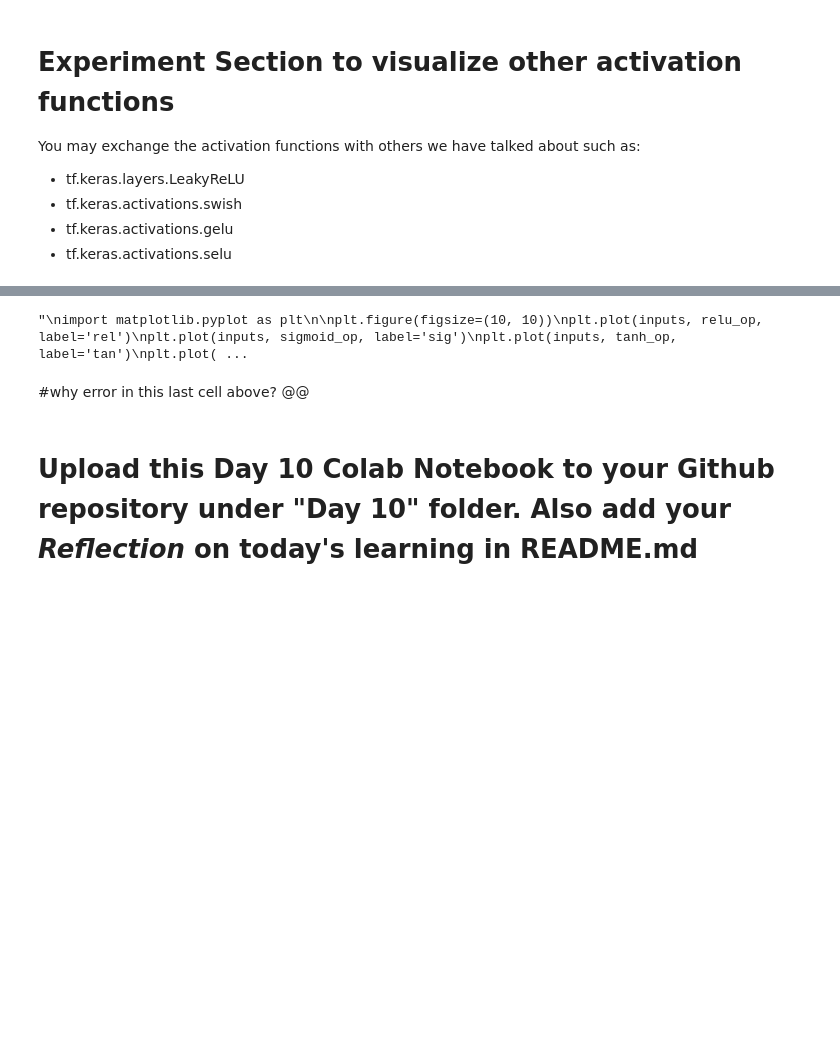
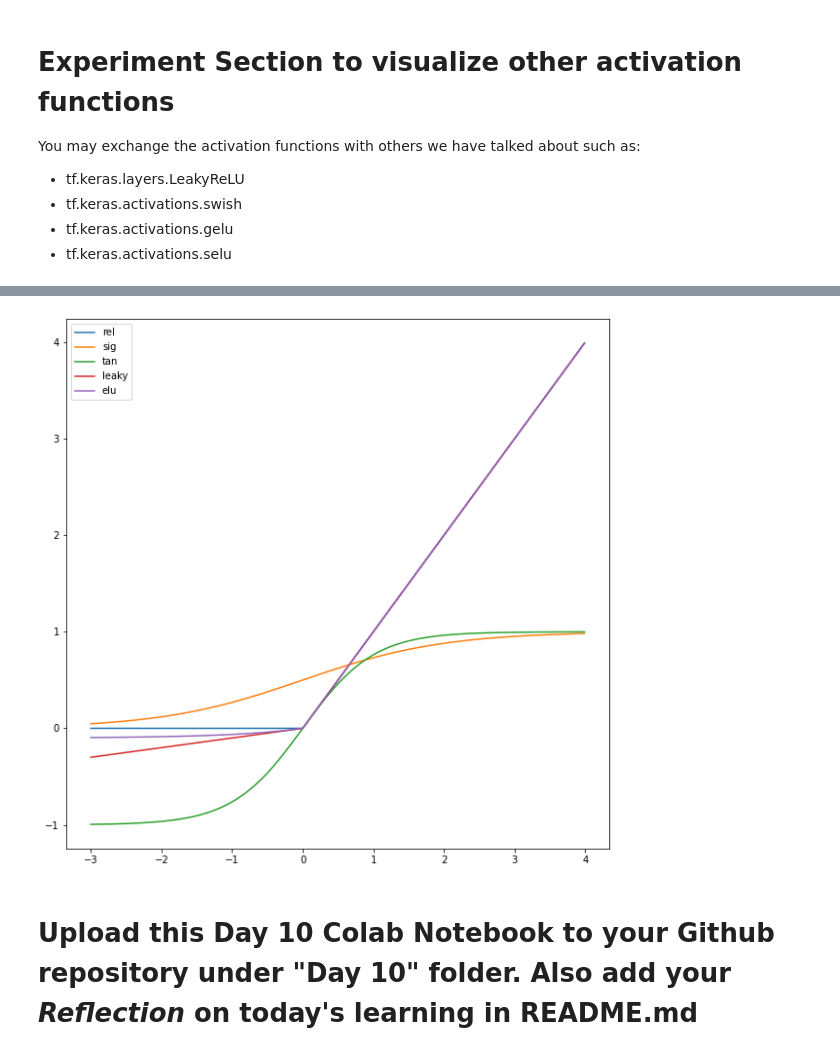
Before and after one commit to TheClassicTechno/FutureMakers2022, a Jupyter notebook: day10/Julia_Huang_of_Day_10_Introduction_to_Activation_Function_SV.ipynb, the cells around one changed output, grey strips where cells are left out. Drawn from its saved outputs; the diff is of its cells as text; code cells hidden in the pictures; blank space fills up the shorter version.

```diff
--- a/day10/Julia_Huang_of_Day_10_Introduction_to_Activation_Function_SV.ipynb
+++ b/day10/Julia_Huang_of_Day_10_Introduction_to_Activation_Function_SV.ipynb
@@ -652,31 +656,31 @@ visualize_activation(model,activations,activation_model)
 # %%
 # TO BE REMOVED IN STUDENT'S COPY
-'''
+import numpy as np
 inputs = np.arange(-3,4,0.01)
 
-relu_op = []
-for i in inputs:
-    relu_op.append(relu(i))
+#relu_op = []
+relu_op=relu(inputs) #list of elements, not a list of lists
+#for i in inputs:
+#relu_op.append(relu(inputs))
 print(relu_op)
 
-sigmoid_op = []
-for i in inputs:
-    sigmoid_op.append(sigmoid(i))
+sigmoid_op = sigmoid(inputs)
+#for i in inputs:
+#sigmoid_op.append(sigmoid(inputs))
 print(sigmoid_op)
 
-tanh_op = []
-for i in inputs:
-    tanh_op.append(tanh(i))
+tanh_op = tanh(inputs)
+#for i in inputs:
+#tanh_op.append(tanh(inputs))
 print(tanh_op)
 
-leaky_relu_op = []
-for i in inputs:
-    leaky_relu_op.append(leakyrelu(i, 0.1))
+leaky_relu_op = leakyrelu(inputs,0.1)
+#for i in inputs:
+#leaky_relu_op.append(leakyrelu(inputs, 0.1))
 print(leaky_relu_op)
 
-elu_op = []
-for i in inputs:
-    elu_op.append(elu(i, 0.1))
+elu_op = elu(inputs,0.1)
+#for i in inputs:
+#elu_op.append(elu(inputs, 0.1))
 print(elu_op)
-'''
 # %% [output]
@@ -684,21 +704,17 @@ print(elu_op)
 # %%
-'''
+
 import matplotlib.pyplot as plt
 
 plt.figure(figsize=(10, 10))
 plt.plot(inputs, relu_op, label='rel')
 plt.plot(inputs, sigmoid_op, label='sig')
 plt.plot(inputs, tanh_op, label='tan')
 plt.plot(inputs, leaky_relu_op, label='leaky')
 plt.plot(inputs, elu_op, label='elu')
 plt.legend()
 plt.show()
-
-'''
 # %% [output]
-"\nimport matplotlib.pyplot as plt\n\nplt.figure(figsize=(10, 10))\nplt.plot(inputs, relu_op, label='rel')\nplt.plot(inputs, sigmoid_op, label='sig')\nplt.plot(inputs, tanh_op, label='tan')\nplt.plot( ...
+[figure, added]
-# %% [markdown]
-#why error in this last cell above? @@
 # %% [markdown]
 # **Upload this Day 10 Colab Notebook to your Github repository under "Day 10" folder. Also add your *Reflection* on today's learning in README.md**
 # %% [markdown]
```
Also changed, not shown: parts of 4 cells of this notebook.
